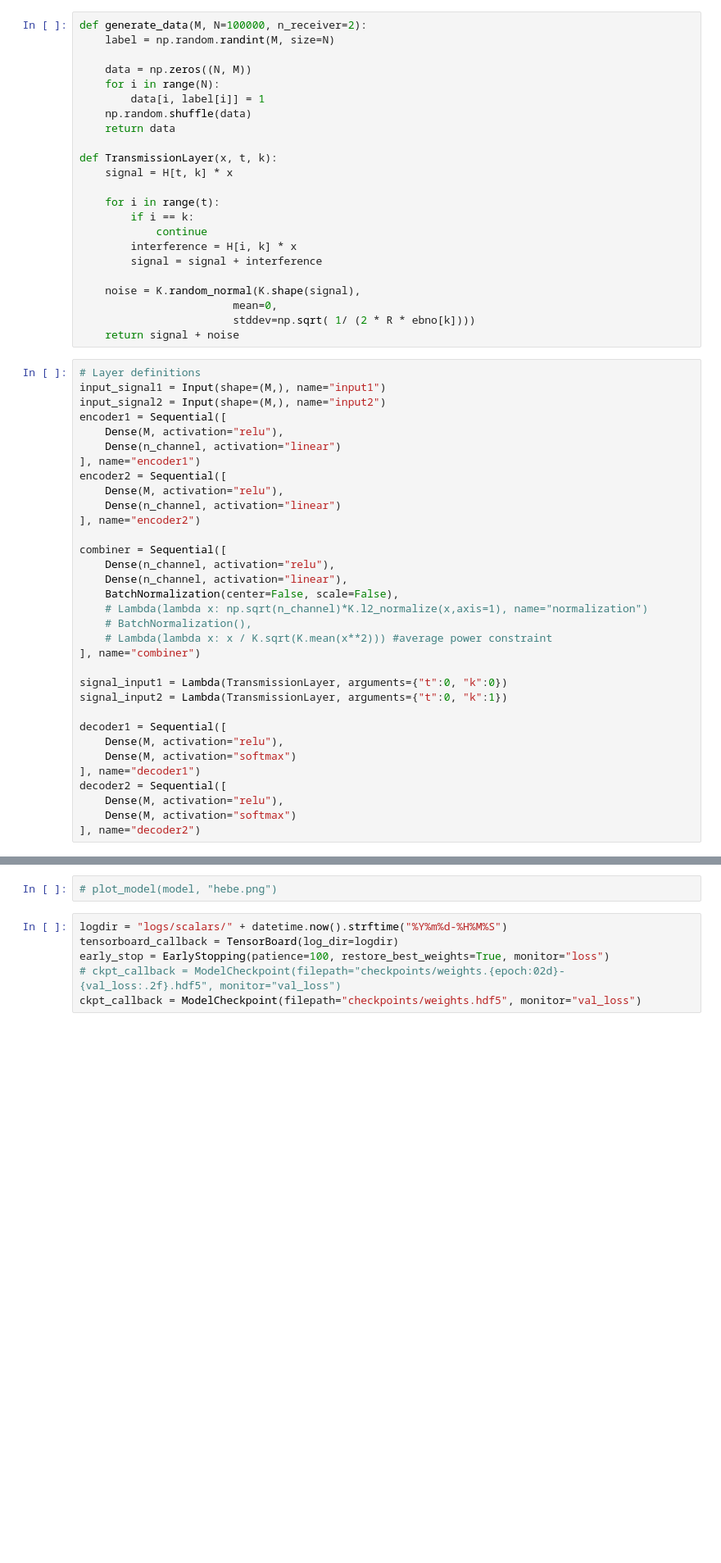
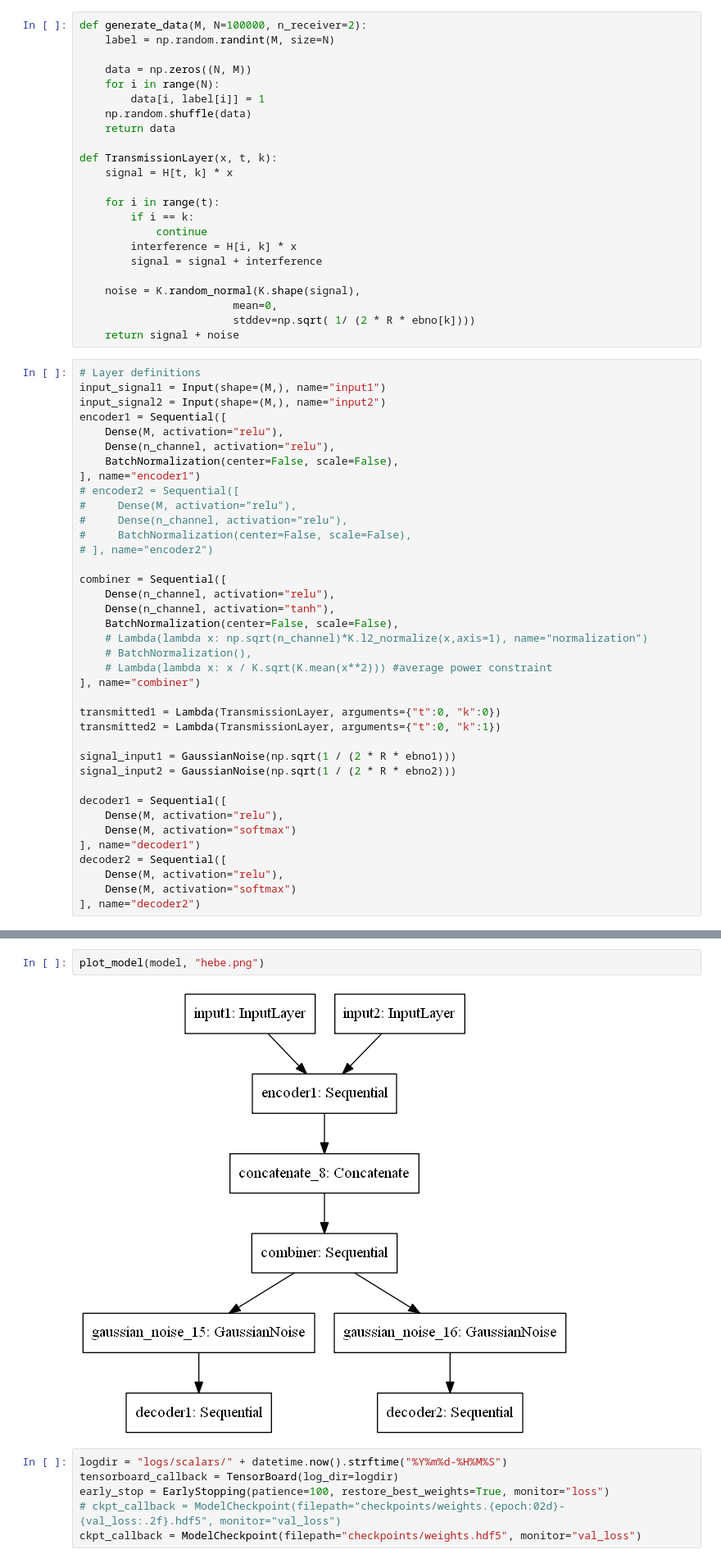
Before and after one commit to iamkucuk/AutoEnconderComm, a Jupyter notebook: precoder_interference.ipynb, the cells around one changed output, grey strips where cells are left out. Shown at 82% size. Cells and saved outputs as stored; diff of their text form; blank space fills up the shorter version.

```diff
--- a/precoder_interference.ipynb
+++ b/precoder_interference.ipynb
@@ -70,24 +68,29 @@ input_signal1 = Input(shape=(M,), name="input1")
 input_signal2 = Input(shape=(M,), name="input2")
 encoder1 = Sequential([
     Dense(M, activation="relu"),
-    Dense(n_channel, activation="linear")
+    Dense(n_channel, activation="relu"),
+    BatchNormalization(center=False, scale=False),
 ], name="encoder1")
-encoder2 = Sequential([
-    Dense(M, activation="relu"),
-    Dense(n_channel, activation="linear")
-], name="encoder2")
+# encoder2 = Sequential([
+#     Dense(M, activation="relu"),
+#     Dense(n_channel, activation="relu"),
+#     BatchNormalization(center=False, scale=False),
+# ], name="encoder2")
 
 combiner = Sequential([
     Dense(n_channel, activation="relu"),
-    Dense(n_channel, activation="linear"),
+    Dense(n_channel, activation="tanh"),
     BatchNormalization(center=False, scale=False),
     # Lambda(lambda x: np.sqrt(n_channel)*K.l2_normalize(x,axis=1), name="normalization")
     # BatchNormalization(),
     # Lambda(lambda x: x / K.sqrt(K.mean(x**2))) #average power constraint
 ], name="combiner")
 
-signal_input1 = Lambda(TransmissionLayer, arguments={"t":0, "k":0})
-signal_input2 = Lambda(TransmissionLayer, arguments={"t":0, "k":1})
+transmitted1 = Lambda(TransmissionLayer, arguments={"t":0, "k":0})
+transmitted2 = Lambda(TransmissionLayer, arguments={"t":0, "k":1})
+
+signal_input1 = GaussianNoise(np.sqrt(1 / (2 * R * ebno1)))
+signal_input2 = GaussianNoise(np.sqrt(1 / (2 * R * ebno2)))
 
 decoder1 = Sequential([
     Dense(M, activation="relu"),
@@ -135,5 +173,7 @@ ________________________________________________________________________________
 # %%
-# plot_model(model, "hebe.png")
+plot_model(model, "hebe.png")
+# %% [output]
+[figure, added]
 # %%
 logdir = "logs/scalars/" + datetime.now().strftime("%Y%m%d-%H%M%S")
 tensorboard_callback = TensorBoard(log_dir=logdir)
```
Also changed, not shown: parts of 14 cells of this notebook, 6 other files.
